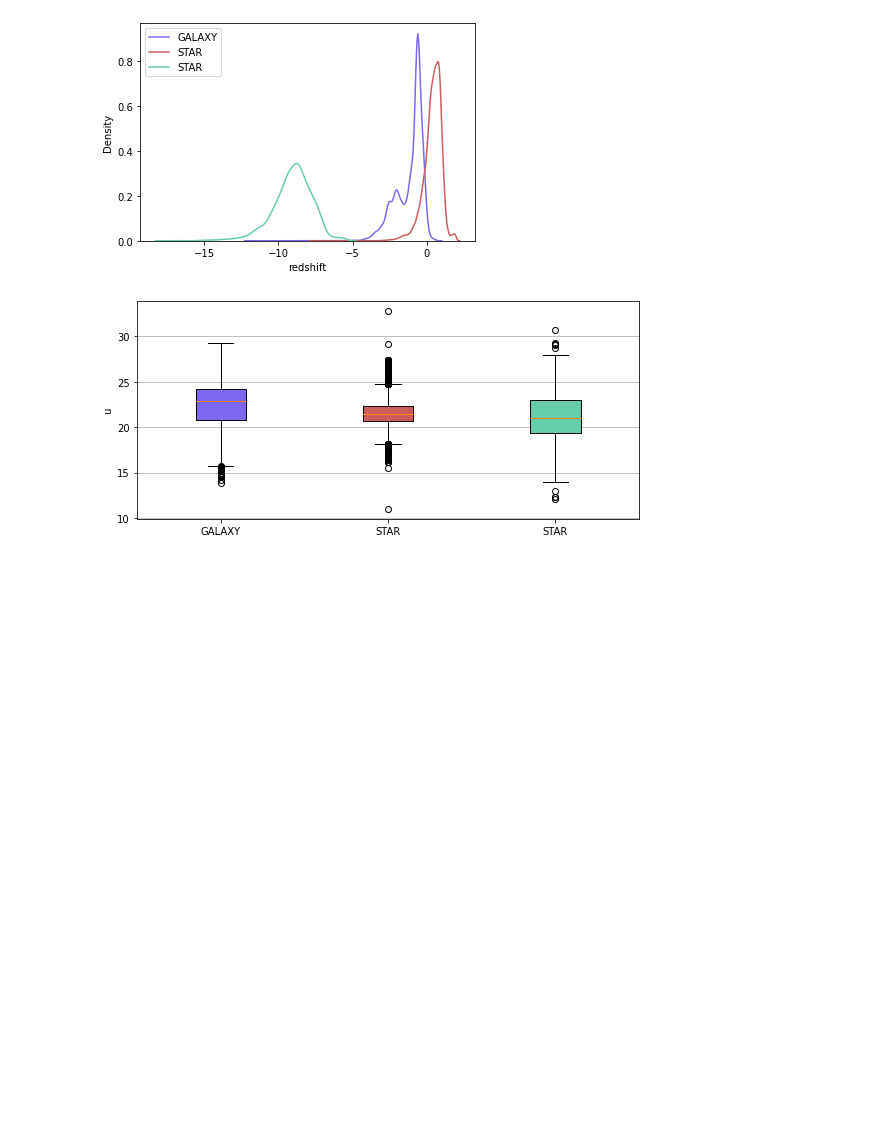
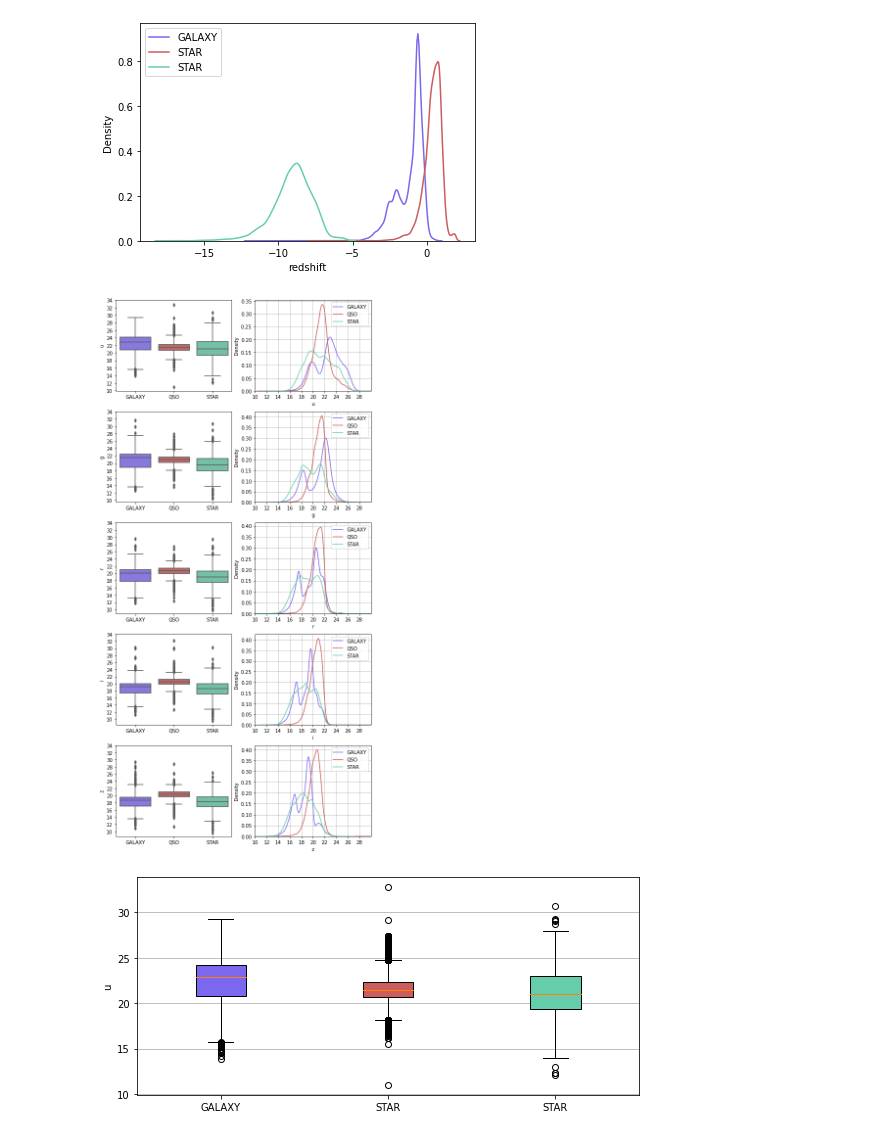
Before and after one commit to Fabio-RibeiroB/StellarClassificationMsc, a Jupyter notebook: StellarEDA.ipynb, the cells around one changed output. Cells and saved outputs as stored; diff of their text form; code cells hidden in the pictures; blank space fills up the shorter version.

```diff
--- a/StellarEDA.ipynb
+++ b/StellarEDA.ipynb
@@ -121,6 +121,55 @@ plt.legend(Classes)
 plt.savefig('img/rdensity.png')
 # %% [output]
 [figure]
+# %%
+data = [galaxy['u'], qso['u'], star['u']]
+from matplotlib.colors import to_rgba
+colors = ['mediumslateblue', 'indianred', 'mediumaquamarine']
+
+my_colors = [to_rgba(c) for c in colors]
+
+sns.set_palette(my_colors)
+
+def kde(feature, loc):
+    for i in range(3):
+        sns.kdeplot(ax=loc, data=sdss17_df_no_anomaly[sdss17_df_no_anomaly["class"] == i][feature], label = le.inverse_transform([i]), color=colors[i])
+        loc.grid()
+        loc.set_xlabel(feature)
+        loc.set_xlim([10, 30])
+        loc.set_xticks(np.arange(10, 30, 2))
+        loc.legend(Classes)
+
+
+def box(feature, loc):
+    data = [galaxy[feature], qso[feature], star[feature]]
+    #loc.boxplot(data, vert=True,  # vertical box alignment
+                     #patch_artist=True,  # fill with color
+                     #labels=Classes)  # will be used to label x-ticks
+    sns.boxplot(ax=loc, data=data)
+    loc.set_xticklabels(Classes)
+    loc.set_yticks(np.arange(10, 36, 2))
+    loc.set_ylabel(feature)
+    #loc.grid(axis='y')
+    #for patch, color in zip(loc['boxes'], colors):
+        #patch.set_facecolor(color)
+
+
+fig, ax = plt.subplots(5, 2, figsize=(8, 16))#, sharex='col')
+
+kde('u', ax[0, 1])
+box('u', ax[0, 0])
+kde('g', ax[1, 1])
+box('g', ax[1, 0])
+kde('r', ax[2, 1])
+box('r', ax[2, 0])
+kde('i', ax[3, 1])
+box('i', ax[3, 0])
+kde('z', ax[4, 1])
+box('z', ax[4, 0])
+plt.tight_layout()
+plt.savefig('img/omnifilter.png')
+# %% [output]
+[figure, added]
 # %%
 
 data = [galaxy['u'], qso['u'], star['u']]
```
Also changed, not shown: parts of 6 cells of this notebook, 28 other files.
